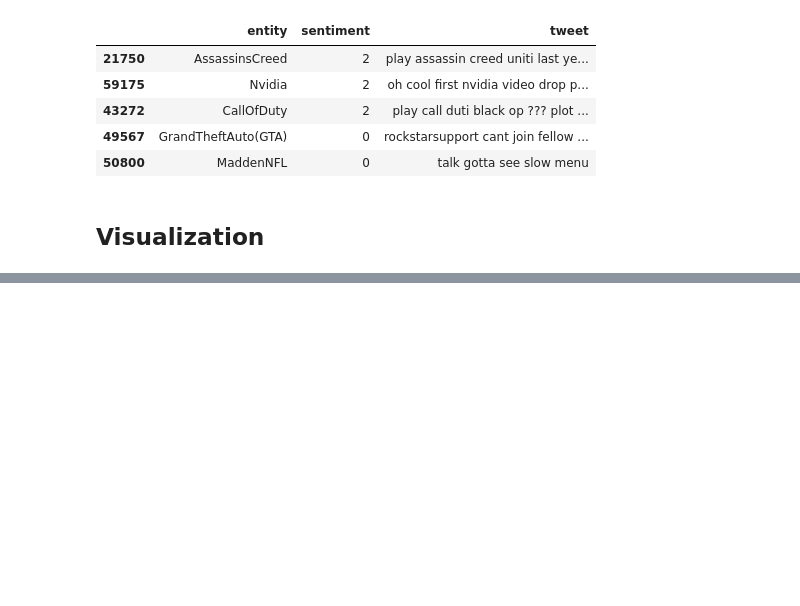
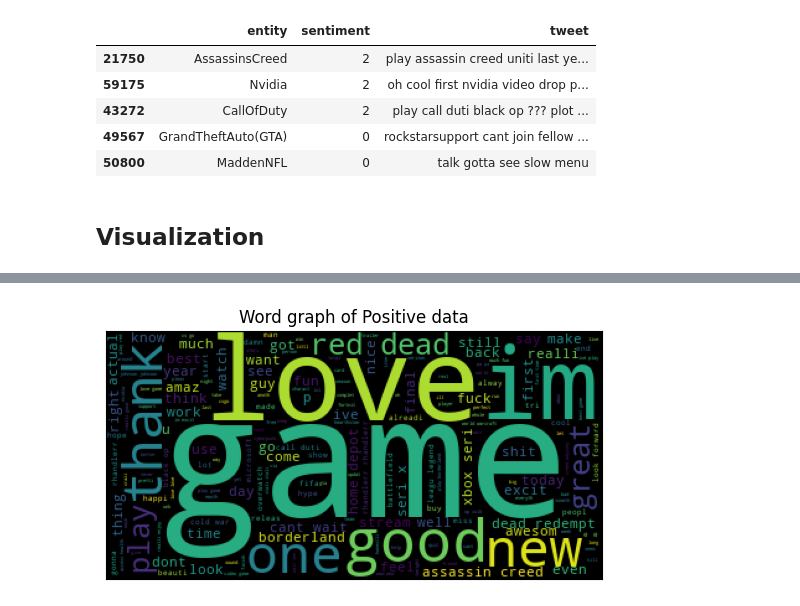
Before and after one commit to ShenbagaArunK/twitter-sentiment-analysis-naivebayes, a Jupyter notebook: src/twitter_senti_analysis.ipynb, the cells around one changed output, grey strips where cells are left out. Saved outputs shown, nothing was run; the diff lists cells and outputs as text; code cells hidden in the pictures; blank space fills up the shorter version.

```diff
--- a/src/twitter_senti_analysis.ipynb
+++ b/src/twitter_senti_analysis.ipynb
@@ -230,0 +252,9 @@ words.value_counts().head(10).plot(kind="barh")
+# %%
+pos_para_wc = wc.generate(pos_para)
+plt.imshow(pos_para_wc)
+plt.xticks([])
+plt.yticks([])
+plt.title("Word graph of Positive data")
+plt.show()
+# %% [output]
+[figure, added]
```
Also changed, not shown: parts of 14 cells of this notebook.
